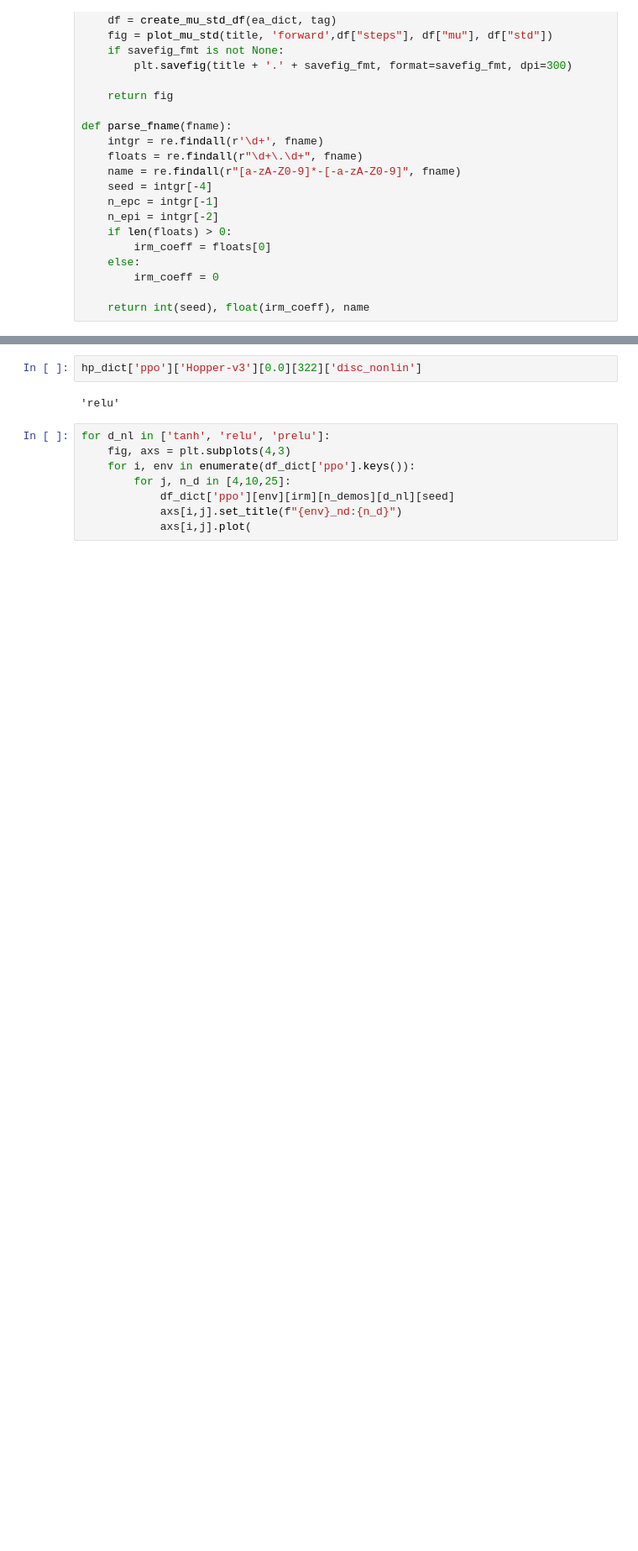
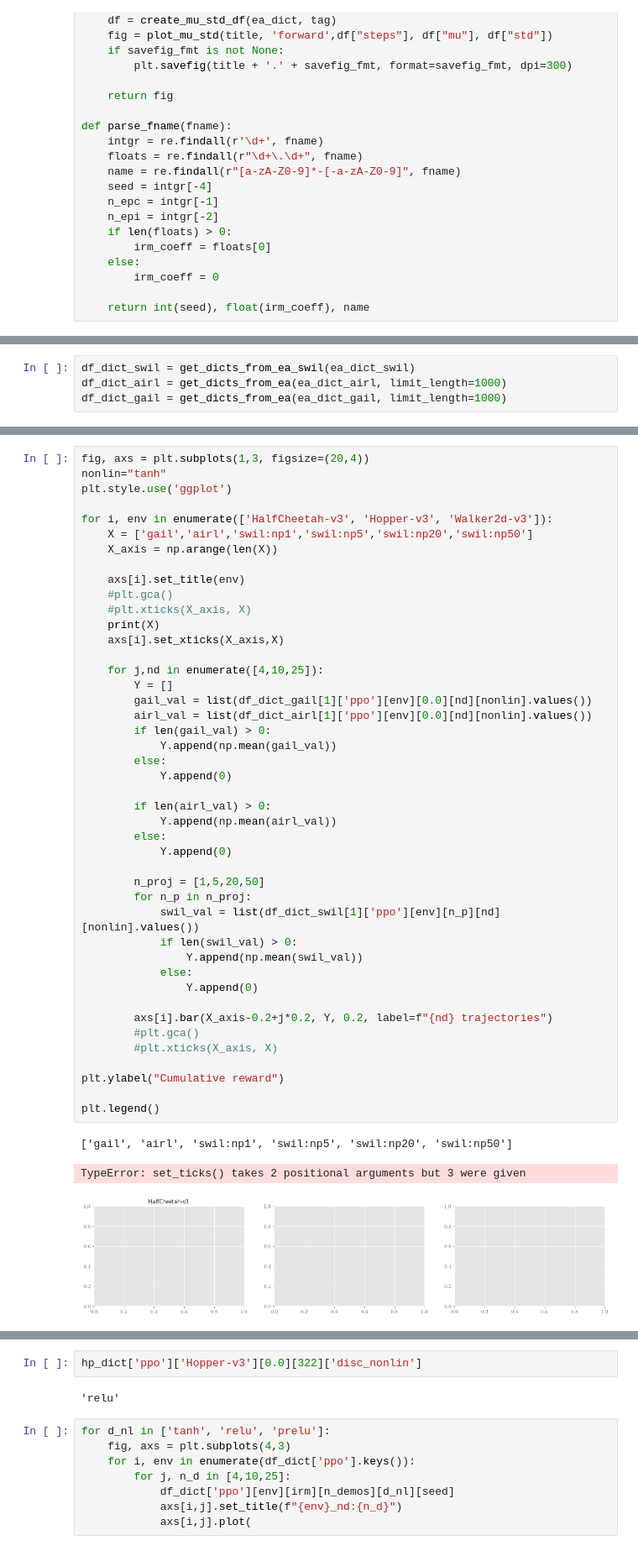
Before and after one commit to iov9000/cleanrl, a Jupyter notebook: cleanrl/load_results.ipynb, the cells around one changed output, grey strips where cells are left out. Shown at 84% size. Cells and saved outputs as stored; diff of their text form; blank space fills up the shorter version.

```diff
--- a/cleanrl/load_results.ipynb
+++ b/cleanrl/load_results.ipynb
@@ -340,0 +462,4 @@ for k,v in ea_dict.items():
+# %%
+df_dict_swil = get_dicts_from_ea_swil(ea_dict_swil)
+df_dict_airl = get_dicts_from_ea(ea_dict_airl, limit_length=1000)
+df_dict_gail = get_dicts_from_ea(ea_dict_gail, limit_length=1000)
@@ -340,0 +505,48 @@ for k,v in ea_dict.items():
+# %%
+fig, axs = plt.subplots(1,3, figsize=(20,4))
+nonlin="tanh"
+plt.style.use('ggplot')
+
+for i, env in enumerate(['HalfCheetah-v3', 'Hopper-v3', 'Walker2d-v3']):
+    X = ['gail','airl','swil:np1','swil:np5','swil:np20','swil:np50']
+    X_axis = np.arange(len(X))
+
+    axs[i].set_title(env)
+    #plt.gca()
+    #plt.xticks(X_axis, X)
+    print(X)
+    axs[i].set_xticks(X_axis,X)
+
+    for j,nd in enumerate([4,10,25]):
+        Y = []
+        gail_val = list(df_dict_gail[1]['ppo'][env][0.0][nd][nonlin].values())
+        airl_val = list(df_dict_airl[1]['ppo'][env][0.0][nd][nonlin].values())
+        if len(gail_val) > 0:
+            Y.append(np.mean(gail_val))
+        else:
+            Y.append(0)
+
+        if len(airl_val) > 0:
+            Y.append(np.mean(airl_val))
+        else:
+            Y.append(0)
+
+        n_proj = [1,5,20,50]
+        for n_p in n_proj:
+            swil_val = list(df_dict_swil[1]['ppo'][env][n_p][nd][nonlin].values())
+            if len(swil_val) > 0:
+                Y.append(np.mean(swil_val))
+            else:
+                Y.append(0)
+
+        axs[i].bar(X_axis-0.2+j*0.2, Y, 0.2, label=f"{nd} trajectories")
+        #plt.gca()
+        #plt.xticks(X_axis, X)
+
+plt.ylabel("Cumulative reward")
+
+plt.legend()
+# %% [output]
+['gail', 'airl', 'swil:np1', 'swil:np5', 'swil:np20', 'swil:np50']
+TypeError: set_ticks() takes 2 positional arguments but 3 were given
+[figure, added]
```
Also changed, not shown: parts of 19 cells of this notebook, 6 other files.
